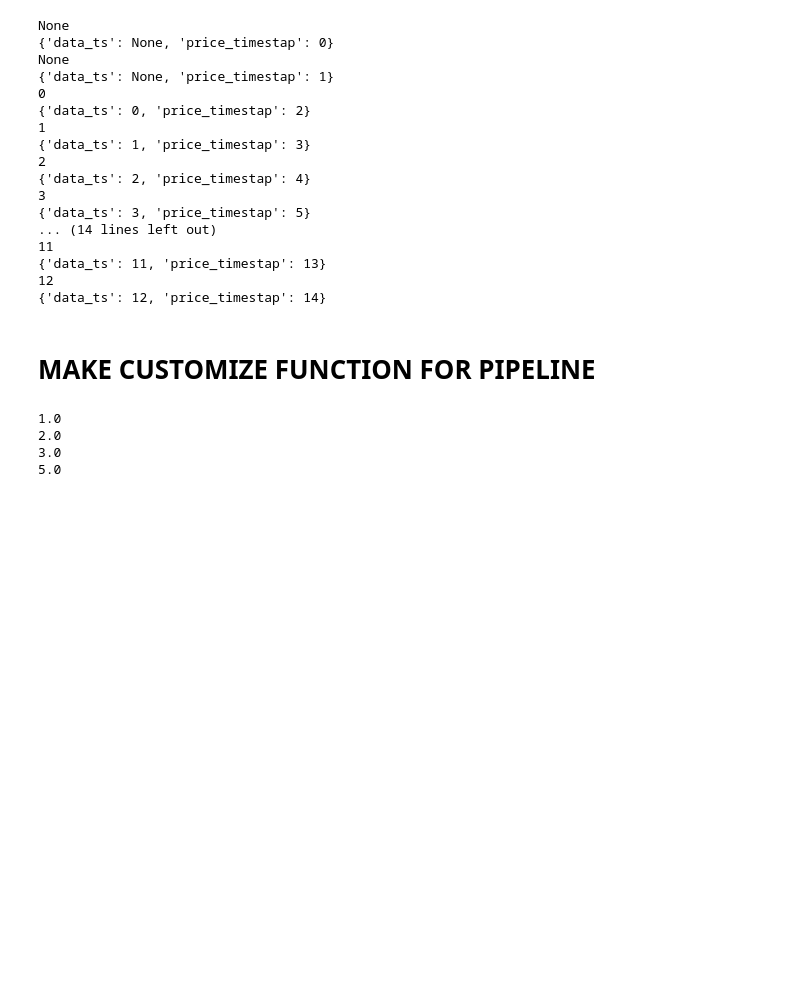
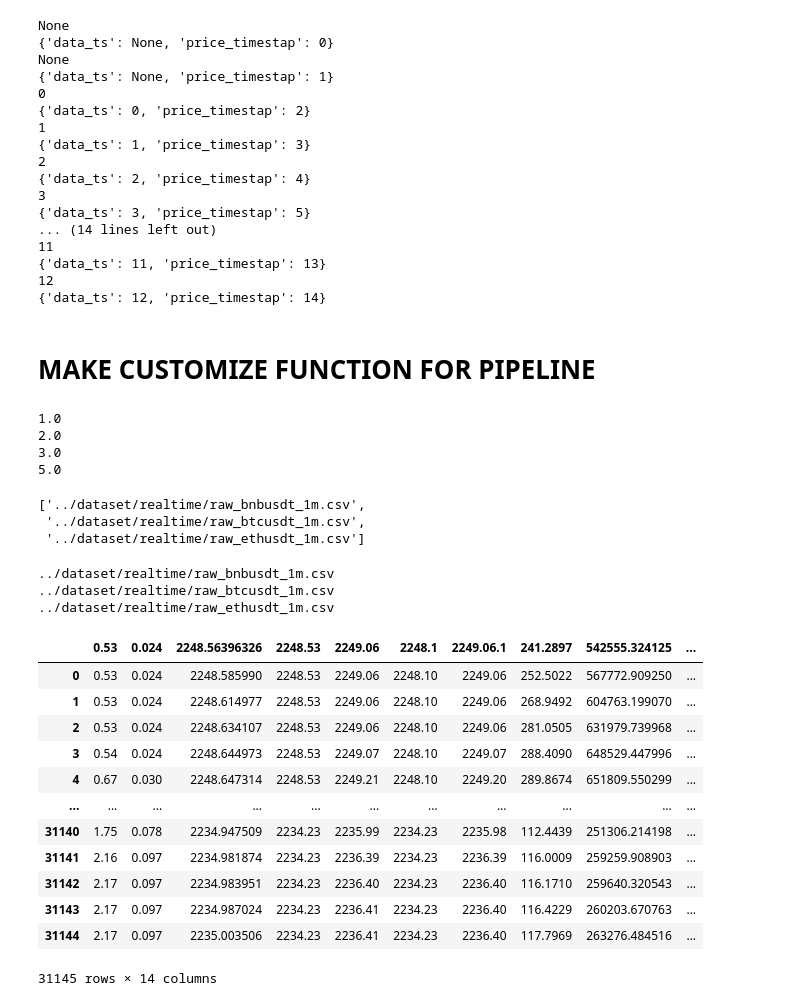
Before and after one commit to kimteespk/realtime-ml-crypto-with-offline-pred-as-attr, a Jupyter notebook: explore_data/check_data.ipynb, the cells around one changed output. Cells and saved outputs as stored; diff of their text form; code cells hidden in the pictures; blank space fills up the shorter version.

```diff
--- a/explore_data/check_data.ipynb
+++ b/explore_data/check_data.ipynb
@@ -515,3 +515,23 @@ for x in X:
 2.0
 3.0
 5.0
+# %%
+import os
+
+dir_path = '../dataset/realtime/'
+lst_file = os.listdir(dir_path)
+
+lst_path = [os.path.join(dir_path,x) for x in lst_file]
+lst_path
+# %% [output]
+['../dataset/realtime/raw_bnbusdt_1m.csv',
+ '../dataset/realtime/raw_btcusdt_1m.csv',
+ '../dataset/realtime/raw_ethusdt_1m.csv']
+# %%
+for fname in lst_file:
+    f_path = os.path.join(dir_path, fname)
+    print(f_path)
+# %% [output]
+../dataset/realtime/raw_bnbusdt_1m.csv
+../dataset/realtime/raw_btcusdt_1m.csv
+../dataset/realtime/raw_ethusdt_1m.csv
@@ -517,0 +543,16 @@ for x in X:
+# %%
+df
+# %% [output]
+|  | 0.53 | 0.024 | 2248.56396326 | 2248.53 | 2249.06 | 2248.1 | 2249.06.1 | 241.2897 | 542555.324125 | ... |
+| 0 | 0.53 | 0.024 | 2248.585990 | 2248.53 | 2249.06 | 2248.10 | 2249.06 | 252.5022 | 567772.909250 | ... |
+| 1 | 0.53 | 0.024 | 2248.614977 | 2248.53 | 2249.06 | 2248.10 | 2249.06 | 268.9492 | 604763.199070 | ... |
+| 2 | 0.53 | 0.024 | 2248.634107 | 2248.53 | 2249.06 | 2248.10 | 2249.06 | 281.0505 | 631979.739968 | ... |
+| 3 | 0.54 | 0.024 | 2248.644973 | 2248.53 | 2249.07 | 2248.10 | 2249.07 | 288.4090 | 648529.447996 | ... |
+| 4 | 0.67 | 0.030 | 2248.647314 | 2248.53 | 2249.21 | 2248.10 | 2249.20 | 289.8674 | 651809.550299 | ... |
+| ... | ... | ... | ... | ... | ... | ... | ... | ... | ... | ... |
+| 31140 | 1.75 | 0.078 | 2234.947509 | 2234.23 | 2235.99 | 2234.23 | 2235.98 | 112.4439 | 251306.214198 | ... |
+| 31141 | 2.16 | 0.097 | 2234.981874 | 2234.23 | 2236.39 | 2234.23 | 2236.39 | 116.0009 | 259259.908903 | ... |
+| 31142 | 2.17 | 0.097 | 2234.983951 | 2234.23 | 2236.40 | 2234.23 | 2236.40 | 116.1710 | 259640.320543 | ... |
+| 31143 | 2.17 | 0.097 | 2234.987024 | 2234.23 | 2236.41 | 2234.23 | 2236.40 | 116.4229 | 260203.670763 | ... |
+| 31144 | 2.17 | 0.097 | 2235.003506 | 2234.23 | 2236.41 | 2234.23 | 2236.40 | 117.7969 | 263276.484516 | ... |
+31145 rows × 14 columns
```
Also changed, not shown: parts of 6 cells of this notebook, 11 other files.
